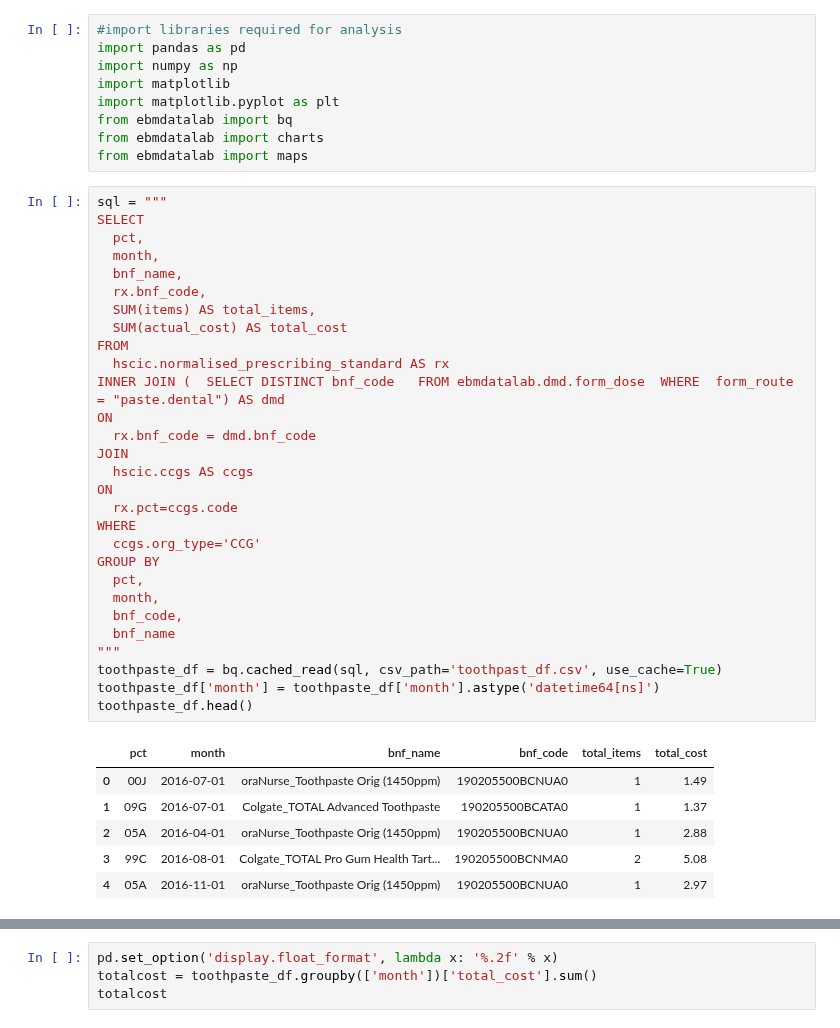
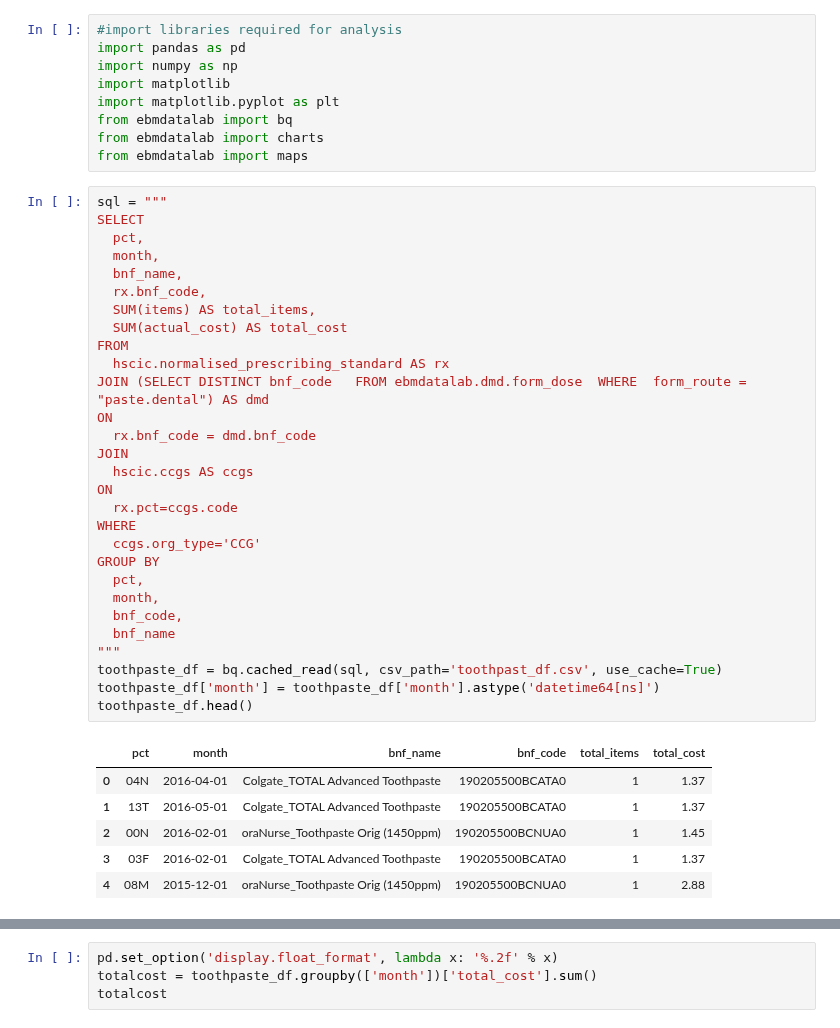
Before and after one commit to ebmdatalab/jupyter-notebooks, a Jupyter notebook: new_measures/Drafts/Toothpaste/Toothpaste.ipynb, the cells around one changed output, grey strips where cells are left out. Saved outputs shown, nothing was run; the diff lists cells and outputs as text.

```diff
--- a/new_measures/Drafts/Toothpaste/Toothpaste.ipynb
+++ b/new_measures/Drafts/Toothpaste/Toothpaste.ipynb
@@ -25,39 +25,39 @@ from ebmdatalab import maps
 # %%
 sql = """
 SELECT
   pct,
   month,
   bnf_name,
   rx.bnf_code,
   SUM(items) AS total_items,
   SUM(actual_cost) AS total_cost
 FROM
   hscic.normalised_prescribing_standard AS rx
-INNER JOIN (  SELECT DISTINCT bnf_code   FROM ebmdatalab.dmd.form_dose  WHERE  form_route = "paste.dental") AS dmd
+JOIN (SELECT DISTINCT bnf_code   FROM ebmdatalab.dmd.form_dose  WHERE  form_route = "paste.dental") AS dmd
 ON
   rx.bnf_code = dmd.bnf_code
 JOIN
   hscic.ccgs AS ccgs
 ON
   rx.pct=ccgs.code
 WHERE
   ccgs.org_type='CCG'
 GROUP BY
   pct,
   month,
   bnf_code,
   bnf_name
 """
 toothpaste_df = bq.cached_read(sql, csv_path='toothpast_df.csv', use_cache=True)
 toothpaste_df['month'] = toothpaste_df['month'].astype('datetime64[ns]')
 toothpaste_df.head()
 # %% [output]
 |  | pct | month | bnf_name | bnf_code | total_items | total_cost |
-| 0 | 00J | 2016-07-01 | oraNurse_Toothpaste Orig (1450ppm) | 190205500BCNUA0 | 1 | 1.49 |
-| 1 | 09G | 2016-07-01 | Colgate_TOTAL Advanced Toothpaste | 190205500BCATA0 | 1 | 1.37 |
-| 2 | 05A | 2016-04-01 | oraNurse_Toothpaste Orig (1450ppm) | 190205500BCNUA0 | 1 | 2.88 |
-| 3 | 99C | 2016-08-01 | Colgate_TOTAL Pro Gum Health Tart... | 190205500BCNMA0 | 2 | 5.08 |
-| 4 | 05A | 2016-11-01 | oraNurse_Toothpaste Orig (1450ppm) | 190205500BCNUA0 | 1 | 2.97 |
+| 0 | 04N | 2016-04-01 | Colgate_TOTAL Advanced Toothpaste | 190205500BCATA0 | 1 | 1.37 |
+| 1 | 13T | 2016-05-01 | Colgate_TOTAL Advanced Toothpaste | 190205500BCATA0 | 1 | 1.37 |
+| 2 | 00N | 2016-02-01 | oraNurse_Toothpaste Orig (1450ppm) | 190205500BCNUA0 | 1 | 1.45 |
+| 3 | 03F | 2016-02-01 | Colgate_TOTAL Advanced Toothpaste | 190205500BCATA0 | 1 | 1.37 |
+| 4 | 08M | 2015-12-01 | oraNurse_Toothpaste Orig (1450ppm) | 190205500BCNUA0 | 1 | 2.88 |
 # %%
 toothpaste_df.nunique()
 # %% [output]
```
Also changed, not shown: parts of 4 cells of this notebook, 1 other file.
